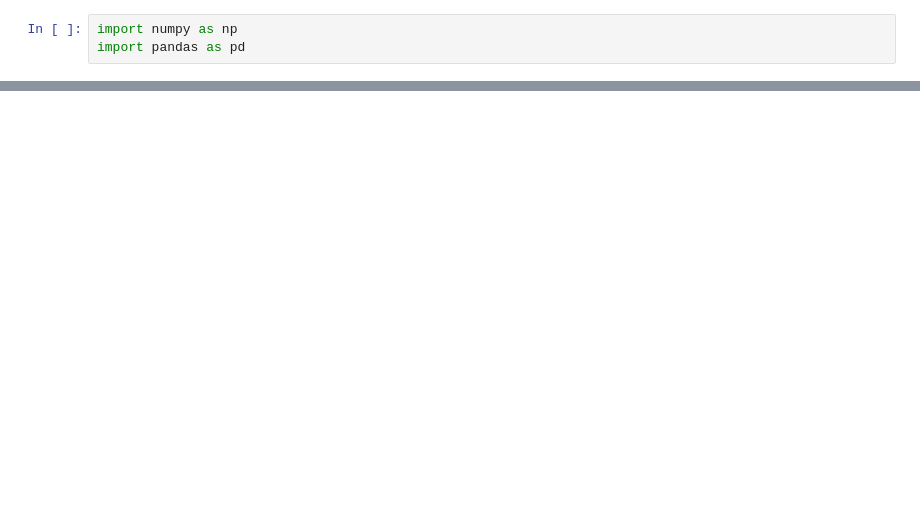
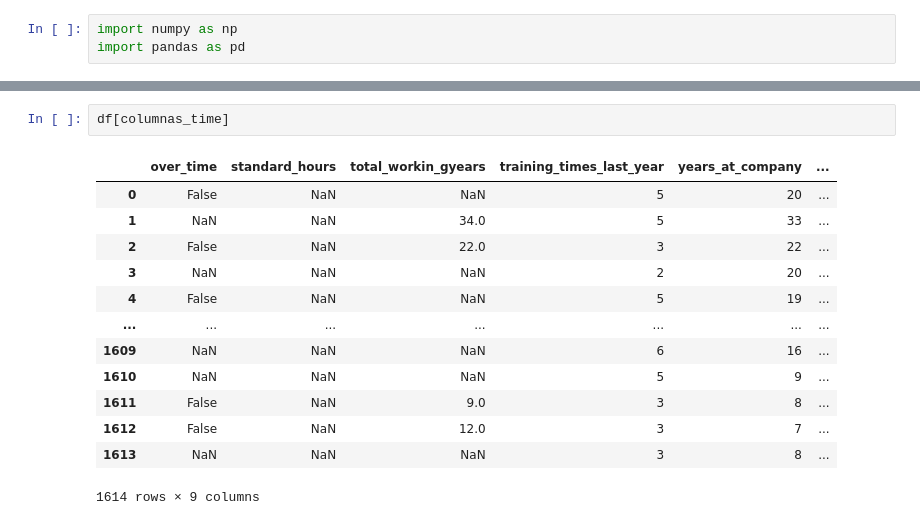
Before and after one commit to icorreald/proyecto-da-promo-G-modulo-3-team-3, a Jupyter notebook: notebooks-trabajo/ines.ipynb, the cells around one changed output, grey strips where cells are left out. Drawn from its saved outputs; the diff is of its cells as text; blank space fills up the shorter version.

```diff
--- a/notebooks-trabajo/ines.ipynb
+++ b/notebooks-trabajo/ines.ipynb
@@ -83,0 +34,16 @@ df.columns = col
+# %%
+df[columnas_time]
+# %% [output]
+|  | over_time | standard_hours | total_workin_gyears | training_times_last_year | years_at_company | ... |
+| 0 | False | NaN | NaN | 5 | 20 | ... |
+| 1 | NaN | NaN | 34.0 | 5 | 33 | ... |
+| 2 | False | NaN | 22.0 | 3 | 22 | ... |
+| 3 | NaN | NaN | NaN | 2 | 20 | ... |
+| 4 | False | NaN | NaN | 5 | 19 | ... |
+| ... | ... | ... | ... | ... | ... | ... |
+| 1609 | NaN | NaN | NaN | 6 | 16 | ... |
+| 1610 | NaN | NaN | NaN | 5 | 9 | ... |
+| 1611 | False | NaN | 9.0 | 3 | 8 | ... |
+| 1612 | False | NaN | 12.0 | 3 | 7 | ... |
+| 1613 | NaN | NaN | NaN | 3 | 8 | ... |
+1614 rows × 9 columns
```
Also changed, not shown: parts of 28 cells of this notebook, 1 other file.
